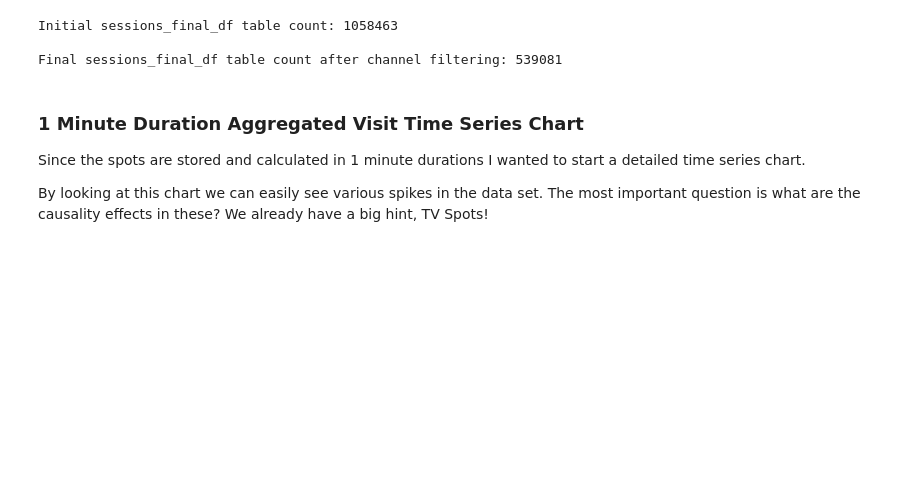
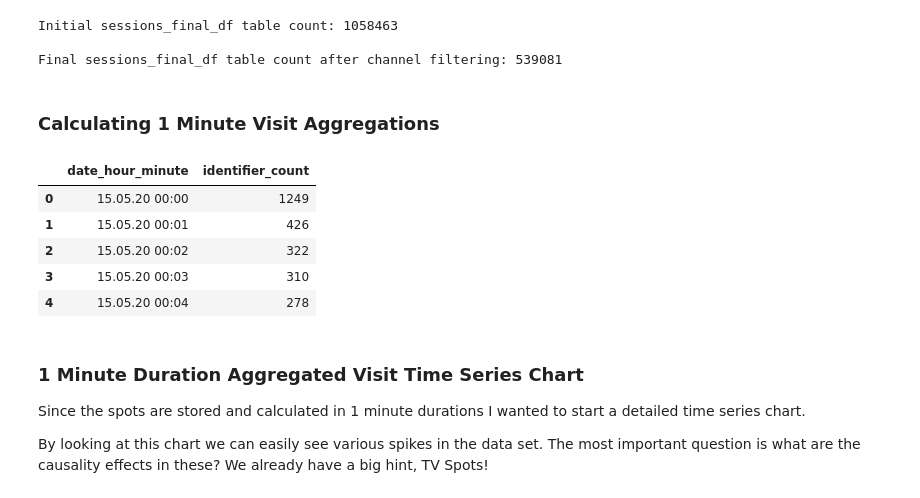
Before and after one commit to ElifKarakutukDinc/e-commerce_tv_spot_attribution_analysis, a Jupyter notebook: TV_Probability.ipynb, the cells around one changed output. Drawn from its saved outputs; the diff is of its cells as text; code cells hidden in the pictures; blank space fills up the shorter version.

```diff
--- a/TV_Probability.ipynb
+++ b/TV_Probability.ipynb
@@ -178,6 +177,8 @@ print(
 Initial sessions_final_df table count: 1058463
 
 Final sessions_final_df table count after channel filtering: 539081
+# %% [markdown]
+### Calculating 1 Minute Visit Aggregations
 # %%
 # Calculating minutely visit counts at sessions data frame
 sessions_final_df_aggregated = (
@@ -194,3 +190,12 @@ sessions_final_df_aggregated["date_hour_minute"] = pd.to_datetime(
+# %%
+sessions_final_df_aggregated.head()
+# %% [output]
+|  | date_hour_minute | identifier_count |
+| 0 | 15.05.20 00:00 | 1249 |
+| 1 | 15.05.20 00:01 | 426 |
+| 2 | 15.05.20 00:02 | 322 |
+| 3 | 15.05.20 00:03 | 310 |
+| 4 | 15.05.20 00:04 | 278 |
 # %% [markdown]
 ### 1 Minute Duration Aggregated Visit Time Series Chart
 
```
Also changed, not shown: parts of 39 cells of this notebook.
